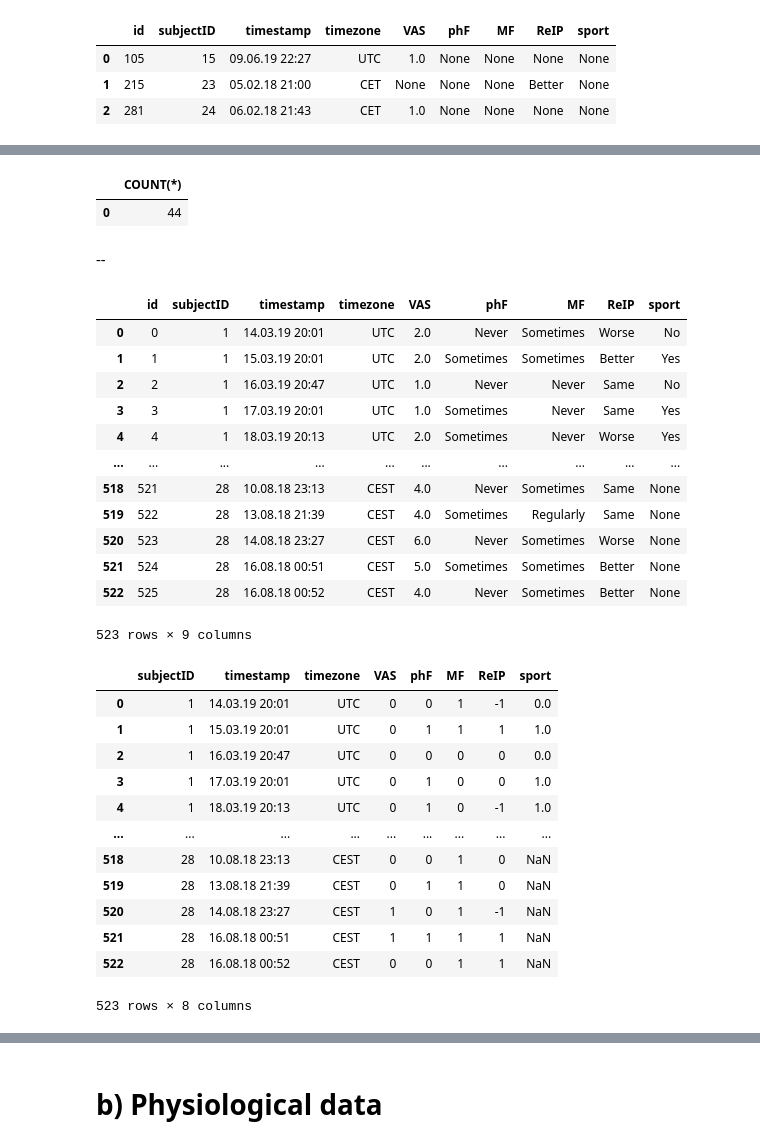
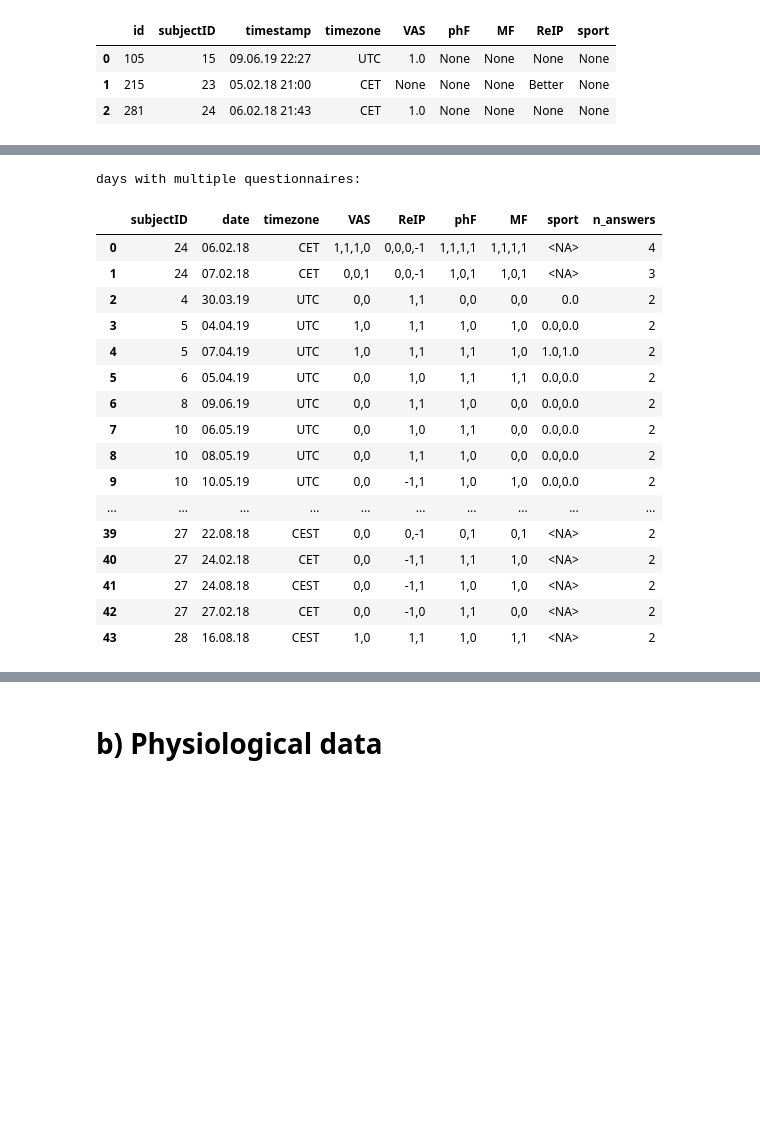
Before and after one commit to Yahnnosh/Sensor-Based-Modeling-of-Fatigue-Using-Transformer-Model, a Jupyter notebook: data_loader.ipynb, the cells around one changed output, grey strips where cells are left out. Saved outputs shown, nothing was run; the diff lists cells and outputs as text; code cells hidden in the pictures; blank space fills up the shorter version.

```diff
--- a/data_loader.ipynb
+++ b/data_loader.ipynb
@@ -155,73 +150,59 @@ Name: 0, dtype: int64
-# %%
-# check how many multiple questionnaires are filled out per day
-query = '''
-SELECT COUNT(*)
-FROM fatigue_daily
-WHERE n_answers > 1;
-'''
-sqldf(query)
-# %% [output]
-|  | COUNT(*) |
-| 0 | 44 |
-# %% [markdown]
---
-# %%
-questionnaires
-# %% [output]
-|  | id | subjectID | timestamp | timezone | VAS | phF | MF | ReIP | sport |
-| 0 | 0 | 1 | 14.03.19 20:01 | UTC | 2.0 | Never | Sometimes | Worse | No |
-| 1 | 1 | 1 | 15.03.19 20:01 | UTC | 2.0 | Sometimes | Sometimes | Better | Yes |
-| 2 | 2 | 1 | 16.03.19 20:47 | UTC | 1.0 | Never | Never | Same | No |
-| 3 | 3 | 1 | 17.03.19 20:01 | UTC | 1.0 | Sometimes | Never | Same | Yes |
-| 4 | 4 | 1 | 18.03.19 20:13 | UTC | 2.0 | Sometimes | Never | Worse | Yes |
-| ... | ... | ... | ... | ... | ... | ... | ... | ... | ... |
-| 518 | 521 | 28 | 10.08.18 23:13 | CEST | 4.0 | Never | Sometimes | Same | None |
-| 519 | 522 | 28 | 13.08.18 21:39 | CEST | 4.0 | Sometimes | Regularly | Same | None |
-| 520 | 523 | 28 | 14.08.18 23:27 | CEST | 6.0 | Never | Sometimes | Worse | None |
-| 521 | 524 | 28 | 16.08.18 00:51 | CEST | 5.0 | Sometimes | Sometimes | Better | None |
-| 522 | 525 | 28 | 16.08.18 00:52 | CEST | 4.0 | Never | Sometimes | Better | None |
-523 rows × 9 columns
 # %%
-# convert into numeric classes
+# convert fatigue answers into numeric classes
 query = '''
 SELECT subjectID, timestamp, timezone,
 CASE
 WHEN CAST(VAS AS INT) BETWEEN 1.0 AND 4.0 THEN 0
 WHEN CAST(VAS AS INT) BETWEEN 5.0 AND 10.0 THEN 1
 END AS 'VAS',
 CASE
 WHEN phF LIKE 'never' THEN 0
 WHEN phF LIKE 'sometimes' OR phF LIKE 'regularly' OR phF LIKE 'often' OR phF LIKE 'always' THEN 1
 END AS 'phF',
 CASE
 WHEN MF LIKE 'never' THEN 0
 WHEN MF LIKE 'sometimes' OR MF LIKE 'regularly' OR MF LIKE 'often' OR MF LIKE 'always' THEN 1
 END AS 'MF',
 CASE
 WHEN ReIP LIKE 'worse' THEN -1
 WHEN ReIP LIKE 'same' THEN 0
 WHEN ReIP LIKE 'better' THEN 1
 END AS 'ReIP',
 CASE
 WHEN sport LIKE 'No' THEN 0
 WHEN sport LIKE 'Yes' THEN 1
 END AS 'sport'
 FROM questionnaires
 '''
 temp = sqldf(query)
-temp
+
+# aggregate questionnaires into daily fatigue values
+query = '''
+SELECT subjectID, SUBSTRING(Timestamp, 1, 8) AS date, GROUP_CONCAT(DISTINCT timezone) AS timezone, GROUP_CONCAT(VAS) AS VAS, GROUP_CONCAT(ReIP) AS ReIP, GROUP_CONCAT(phF) AS phF, GROUP_CONCAT(MF) AS MF, GROUP_CONCAT(sport) AS sport, COUNT(*) AS n_answers
+FROM temp
+GROUP BY subjectID, date
+HAVING n_answers > 1
+ORDER BY n_answers DESC;
+'''
+print('days with multiple questionnaires:')
+sqldf(query).fillna(value=pd.NA)
 # %% [output]
+days with multiple questionnaires:
-|  | subjectID | timestamp | timezone | VAS | phF | MF | ReIP | sport |
-| 0 | 1 | 14.03.19 20:01 | UTC | 0 | 0 | 1 | -1 | 0.0 |
-| 1 | 1 | 15.03.19 20:01 | UTC | 0 | 1 | 1 | 1 | 1.0 |
-| 2 | 1 | 16.03.19 20:47 | UTC | 0 | 0 | 0 | 0 | 0.0 |
-| 3 | 1 | 17.03.19 20:01 | UTC | 0 | 1 | 0 | 0 | 1.0 |
-| 4 | 1 | 18.03.19 20:13 | UTC | 0 | 1 | 0 | -1 | 1.0 |
-| ... | ... | ... | ... | ... | ... | ... | ... | ... |
-| 518 | 28 | 10.08.18 23:13 | CEST | 0 | 0 | 1 | 0 | NaN |
-| 519 | 28 | 13.08.18 21:39 | CEST | 0 | 1 | 1 | 0 | NaN |
-| 520 | 28 | 14.08.18 23:27 | CEST | 1 | 0 | 1 | -1 | NaN |
-| 521 | 28 | 16.08.18 00:51 | CEST | 1 | 1 | 1 | 1 | NaN |
-| 522 | 28 | 16.08.18 00:52 | CEST | 0 | 0 | 1 | 1 | NaN |
+|  | subjectID | date | timezone | VAS | ReIP | phF | MF | sport | n_answers |
+| 0 | 24 | 06.02.18 | CET | 1,1,1,0 | 0,0,0,-1 | 1,1,1,1 | 1,1,1,1 | <NA> | 4 |
+| 1 | 24 | 07.02.18 | CET | 0,0,1 | 0,0,-1 | 1,0,1 | 1,0,1 | <NA> | 3 |
+| 2 | 4 | 30.03.19 | UTC | 0,0 | 1,1 | 0,0 | 0,0 | 0.0 | 2 |
+| 3 | 5 | 04.04.19 | UTC | 1,0 | 1,1 | 1,0 | 1,0 | 0.0,0.0 | 2 |
+| 4 | 5 | 07.04.19 | UTC | 1,0 | 1,1 | 1,1 | 1,0 | 1.0,1.0 | 2 |
+| 5 | 6 | 05.04.19 | UTC | 0,0 | 1,0 | 1,1 | 1,1 | 0.0,0.0 | 2 |
+| 6 | 8 | 09.06.19 | UTC | 0,0 | 1,1 | 1,0 | 0,0 | 0.0,0.0 | 2 |
+| 7 | 10 | 06.05.19 | UTC | 0,0 | 1,0 | 1,1 | 0,0 | 0.0,0.0 | 2 |
+| 8 | 10 | 08.05.19 | UTC | 0,0 | 1,1 | 1,0 | 0,0 | 0.0,0.0 | 2 |
+| 9 | 10 | 10.05.19 | UTC | 0,0 | -1,1 | 1,0 | 1,0 | 0.0,0.0 | 2 |
+| ... | ... | ... | ... | ... | ... | ... | ... | ... | ... |
+| 39 | 27 | 22.08.18 | CEST | 0,0 | 0,-1 | 0,1 | 0,1 | <NA> | 2 |
+| 40 | 27 | 24.02.18 | CET | 0,0 | -1,1 | 1,1 | 1,0 | <NA> | 2 |
+| 41 | 27 | 24.08.18 | CEST | 0,0 | -1,1 | 1,0 | 1,0 | <NA> | 2 |
+| 42 | 27 | 27.02.18 | CET | 0,0 | -1,0 | 1,1 | 0,0 | <NA> | 2 |
+| 43 | 28 | 16.08.18 | CEST | 1,0 | 1,1 | 1,0 | 1,1 | <NA> | 2 |
-523 rows × 8 columns
 # %%
```
Also changed, not shown: parts of 48 cells of this notebook.
